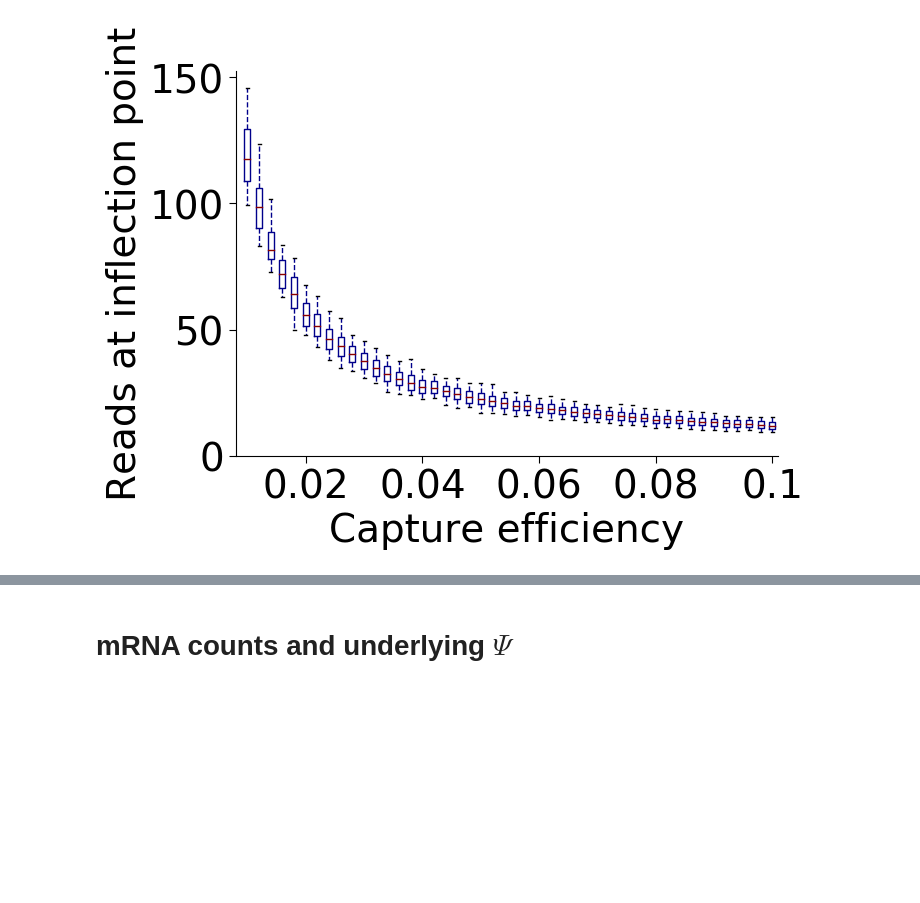
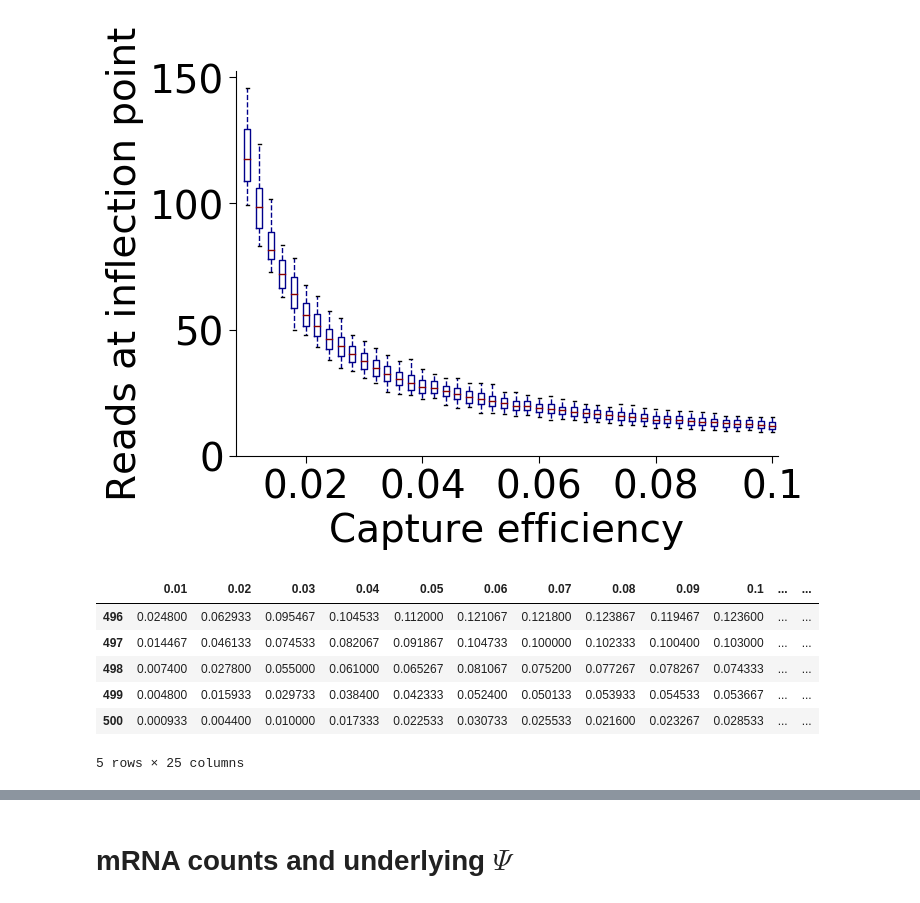
Before and after one commit to lareaulab/sc_binary_splicing, a Jupyter notebook: results/simulations/Simulations_nuisance_factors.ipynb, the cells around one changed output, grey strips where cells are left out. Drawn from its saved outputs; the diff is of its cells as text; code cells hidden in the pictures; blank space fills up the shorter version.

```diff
--- a/results/simulations/Simulations_nuisance_factors.ipynb
+++ b/results/simulations/Simulations_nuisance_factors.ipynb
@@ -510,29 +518,49 @@ def get_reads(obs_table, gene_len):
     return sorted_mean_expression
 
 
-# sim_dir = 'sim2/'
+sim_dir = 'sim2_extended/'
 
-# hm_2 = pd.DataFrame()
-# out_hm = 0
 
-# for sim in range(1,51):
-#     sim_s = str(sim)
-#     gene_len_str = sim_dir + 'gene_length.sim_' + sim_s + '.txt'
-#     gene_len = np.array([int(x.rstrip()) for x in open(gene_len_str).readlines()])
+out_hm = 0
 
-#     cap  = 0.01
+for sim in tqdm(range(1,51), position=0, leave=True):
+    sim_s = str(sim)
+    gene_len_str = sim_dir + 'gene_length.sim_' + sim_s + '.txt'
+    gene_len = np.array([int(x.rstrip()) for x in open(gene_len_str).readlines()])
 
-#     cap_s = str(round(cap, 3))
+    hm_2 = pd.DataFrame()
 
-#     suffix = '.sim_' + sim_s + '_cap_' + cap_s
+    for cap in np.arange(0.01, 0.251, step=0.01):
 
-#     table = pd.read_csv(sim_dir + 'observed_counts' + suffix + '.tab', sep='\t',
-#                       names = ['cell_'+str(x) for x in range(1, 301)])
+        cap_s = str(round(cap, 3))
 
-#     sorted_mean_expression = get_reads(table, gene_len)
+        suffix = '.sim_' + sim_s + '_cap_' + cap_s
 
-#     hm_2['sim_' + sim_s] = list(sorted_mean_expression)#[::-1]
-#     #out_hm += hm_2
+        table = pd.read_csv(sim_dir + 'observed_counts' + suffix + '.tab', sep='\t',
+                          names = ['cell_'+str(x) for x in range(1, 301)])
+
+        sorted_mean_expression = get_reads(table, gene_len)
+
+        hm_2[cap_s] = list(sorted_mean_expression)[::-1]
+
+    out_hm += hm_2
+#     print(out_hm.head())
 #     print(sim)
 
-#out_hm = out_hm/50
+out_hm = out_hm/50
+
+# out_hm.columns = [x.split('_')[1] for x in hm_binary.columns]
+out_hm.index = range(1,501)
+out_hm.to_csv('simulations_capture_reads_extended.tab', sep='\t', index=True, header=True)
+
+hm_reads = pd.read_csv('simulations_capture_reads_extended.tab', sep='\t', index_col=0)
+# %%
+hm_reads.tail()
+# %% [output]
+|  | 0.01 | 0.02 | 0.03 | 0.04 | 0.05 | 0.06 | 0.07 | 0.08 | 0.09 | 0.1 | ... | ... |
+| 496 | 0.024800 | 0.062933 | 0.095467 | 0.104533 | 0.112000 | 0.121067 | 0.121800 | 0.123867 | 0.119467 | 0.123600 | ... | ... |
+| 497 | 0.014467 | 0.046133 | 0.074533 | 0.082067 | 0.091867 | 0.104733 | 0.100000 | 0.102333 | 0.100400 | 0.103000 | ... | ... |
+| 498 | 0.007400 | 0.027800 | 0.055000 | 0.061000 | 0.065267 | 0.081067 | 0.075200 | 0.077267 | 0.078267 | 0.074333 | ... | ... |
+| 499 | 0.004800 | 0.015933 | 0.029733 | 0.038400 | 0.042333 | 0.052400 | 0.050133 | 0.053933 | 0.054533 | 0.053667 | ... | ... |
+| 500 | 0.000933 | 0.004400 | 0.010000 | 0.017333 | 0.022533 | 0.030733 | 0.025533 | 0.021600 | 0.023267 | 0.028533 | ... | ... |
+5 rows × 25 columns
```
Also changed, not shown: parts of 6 cells of this notebook, 4 other files.
